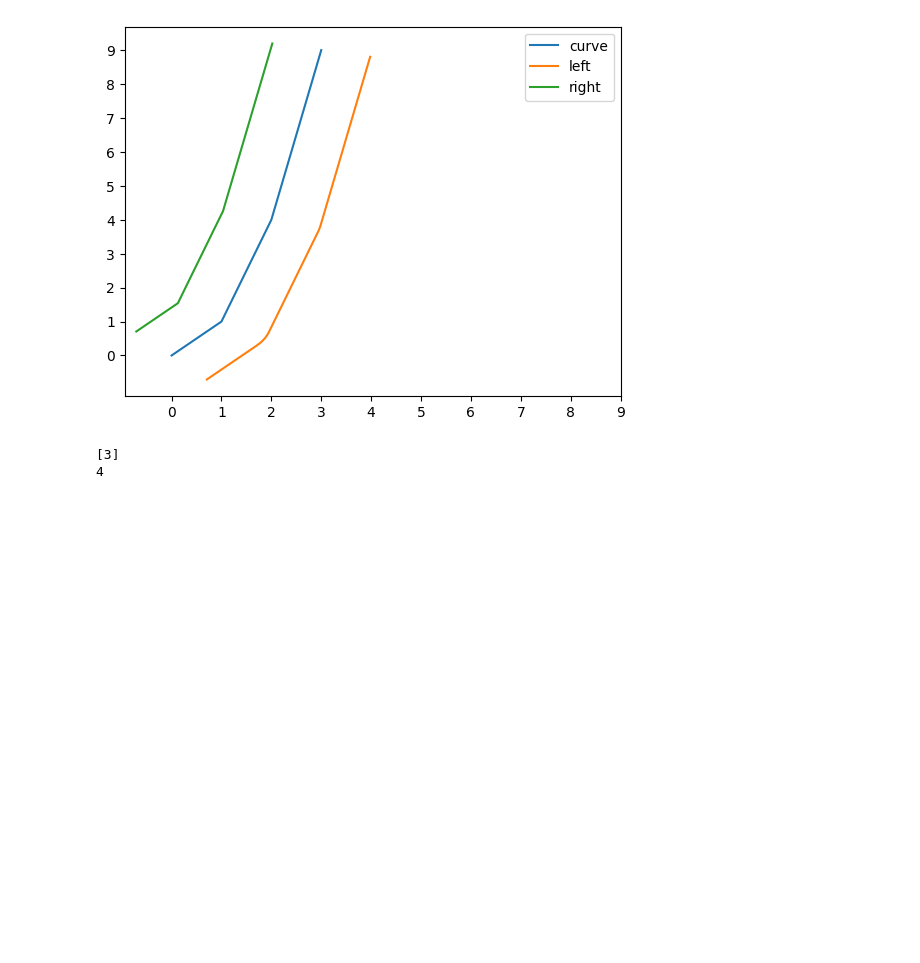
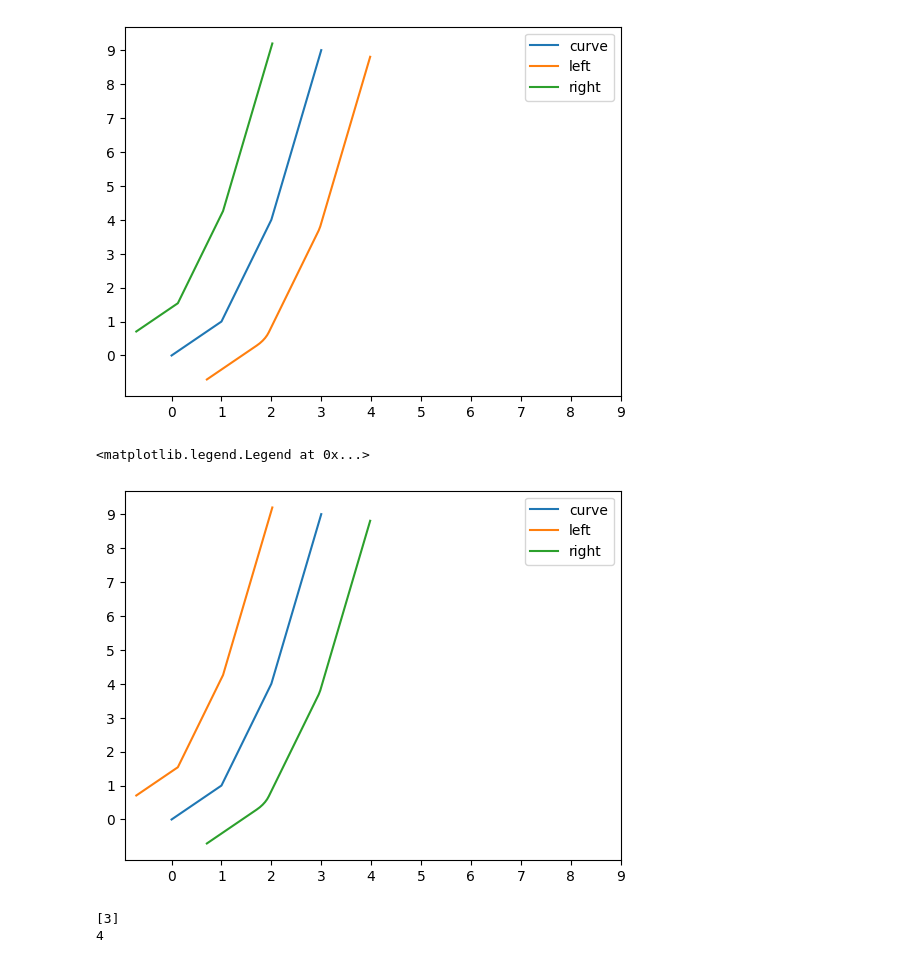
Before and after one commit to hubertpan4/deepracer, a Jupyter notebook: shapelyExp.ipynb, the cells around one changed output. Cells and saved outputs as stored; diff of their text form; code cells hidden in the pictures; blank space fills up the shorter version.

```diff
--- a/shapelyExp.ipynb
+++ b/shapelyExp.ipynb
@@ -43,6 +43,23 @@ plt.legend()
 # %% [output]
 <matplotlib.legend.Legend at 0x...>
 [figure]
+# %%
+leftCurve = curve.parallel_offset(1, "left")
+rightCurve = curve.parallel_offset(1, "right")
+
+cx, cy = curve.xy
+lcx, lcy = leftCurve.xy
+rcx, rcy = rightCurve.xy
+
+plt.plot(cx, cy, label="curve")
+plt.plot(lcx, lcy, label="left")
+plt.plot(rcx, rcy, label="right")
+plt.xticks(range(0,10))
+plt.yticks(range(0,10))
+plt.legend()
+# %% [output]
+<matplotlib.legend.Legend at 0x...>
+[figure, added]
 # %%
 print([0,1,2,3][3:5])
 print(len([0,1,2,3]))
```
Also changed, not shown: parts of 12 cells of this notebook, 5 other files.
